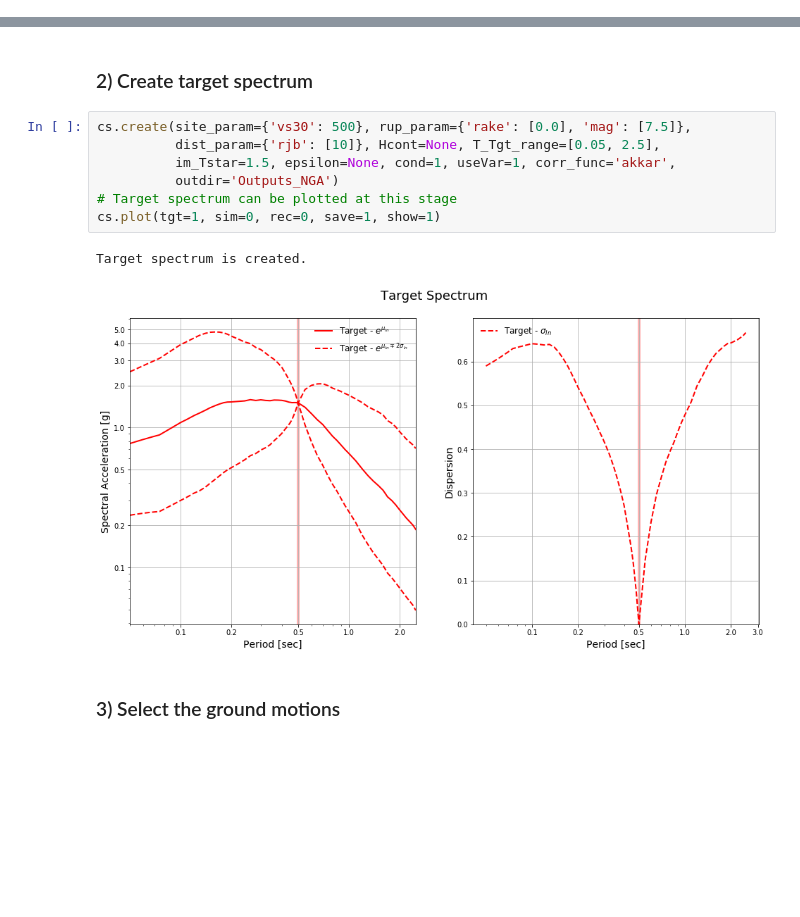
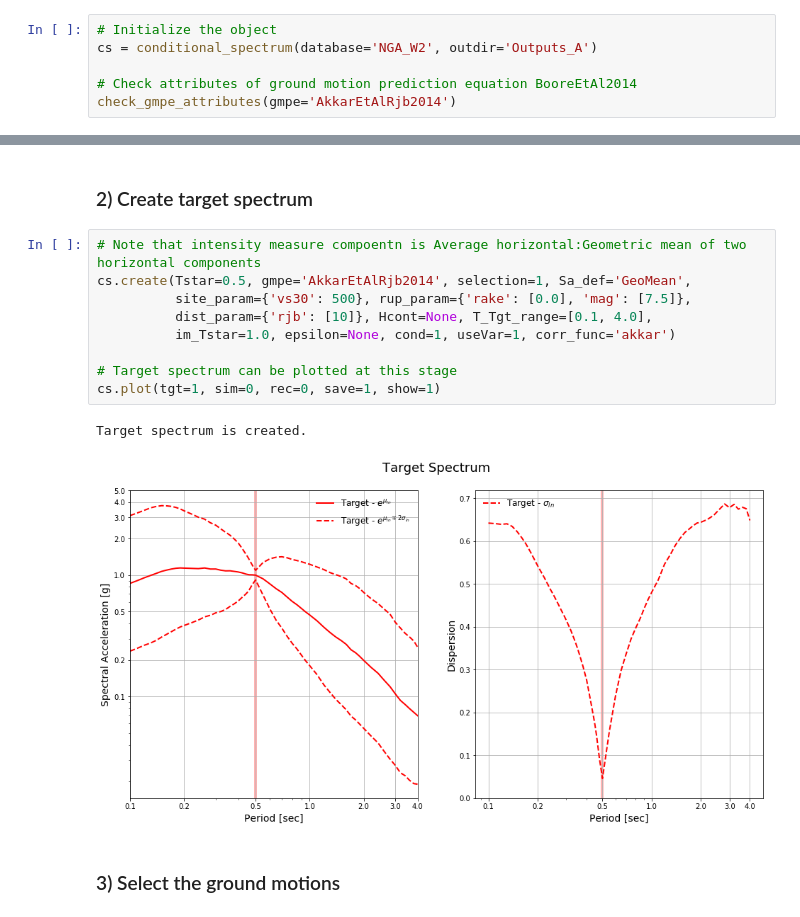
Before and after one commit to mgrubisic/EzGM, a Jupyter notebook: Examples/binder/Example1.ipynb, the cells around one changed output, grey strips where cells are left out. Saved outputs shown, nothing was run; the diff lists cells and outputs as text; blank space fills up the shorter version.

```diff
--- a/Examples/binder/Example1.ipynb
+++ b/Examples/binder/Example1.ipynb
@@ -33,0 +24,6 @@ Required site parameters: vs30
+# %%
+# Initialize the object
+cs = conditional_spectrum(database='NGA_W2', outdir='Outputs_A')
+
+# Check attributes of ground motion prediction equation BooreEtAl2014
+check_gmpe_attributes(gmpe='AkkarEtAlRjb2014')
@@ -34,15 +40,17 @@ Required site parameters: vs30
 # %% [markdown]
 ### 2) Create target spectrum
 # %%
-cs.create(site_param={'vs30': 500}, rup_param={'rake': [0.0], 'mag': [7.5]},
-          dist_param={'rjb': [10]}, Hcont=None, T_Tgt_range=[0.05, 2.5],
-          im_Tstar=1.5, epsilon=None, cond=1, useVar=1, corr_func='akkar',
-          outdir='Outputs_NGA')
+# Note that intensity measure compoentn is Average horizontal:Geometric mean of two horizontal components
+cs.create(Tstar=0.5, gmpe='AkkarEtAlRjb2014', selection=1, Sa_def='GeoMean',
+          site_param={'vs30': 500}, rup_param={'rake': [0.0], 'mag': [7.5]},
+          dist_param={'rjb': [10]}, Hcont=None, T_Tgt_range=[0.1, 4.0],
+          im_Tstar=1.0, epsilon=None, cond=1, useVar=1, corr_func='akkar')
+
 # Target spectrum can be plotted at this stage
 cs.plot(tgt=1, sim=0, rec=0, save=1, show=1)
 # %% [output]
 Target spectrum is created.
-[figure, old version]
+[figure, new version]
 # %% [markdown]
 ### 3) Select the ground motions
 # %%
```
Also changed, not shown: parts of 30 cells of this notebook, 28 other files.
